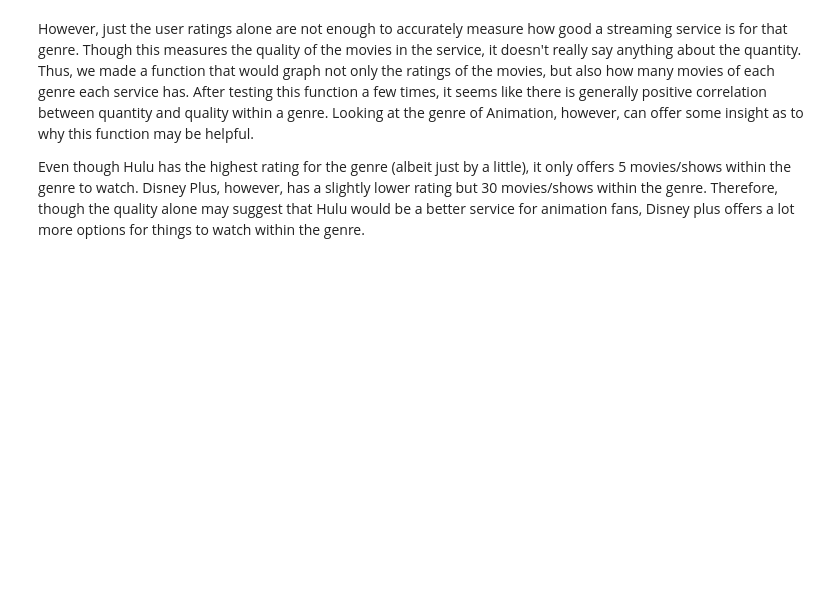
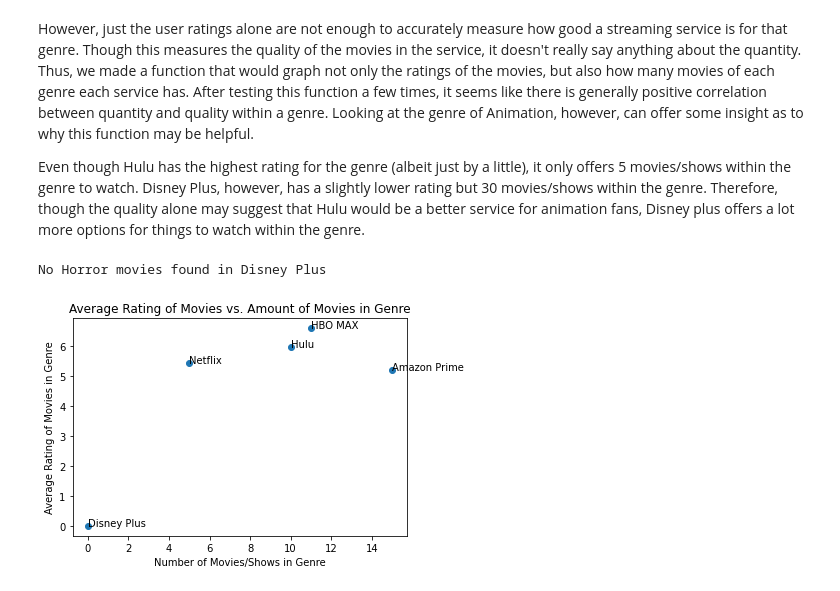
Before and after one commit to olincollege/superior-streaming-service, a Jupyter notebook: superior-movie-service.ipynb, the cells around one changed output. Saved outputs shown, nothing was run; the diff lists cells and outputs as text; code cells hidden in the pictures; blank space fills up the shorter version.

```diff
--- a/superior-movie-service.ipynb
+++ b/superior-movie-service.ipynb
@@ -57,5 +58,11 @@ api.genres_list()
 However, just the user ratings alone are not enough to accurately measure how good a streaming service is for that genre. Though this measures the quality of the movies in the service, it doesn't really say anything about the quantity. Thus, we made a function that would graph not only the ratings of the movies, but also how many movies of each genre each service has. After testing this function a few times, it seems like there is generally positive correlation between quantity and quality within a genre. Looking at the genre of Animation, however, can offer some insight as to why this function may be helpful.
 
 Even though Hulu has the highest rating for the genre (albeit just by a little), it only offers 5 movies/shows within the genre to watch. Disney Plus, however, has a slightly lower rating but 30 movies/shows within the genre. Therefore, though the quality alone may suggest that Hulu would be a better service for animation fans, Disney plus offers a lot more options for things to watch within the genre.
+# %%
+import api
+api.scatter_plot_genre("Horror")
+# %% [output]
+No Horror movies found in Disney Plus
+[figure, added]
 # %%
 import api
```
Also changed, not shown: parts of 4 cells of this notebook, 1 other file.
